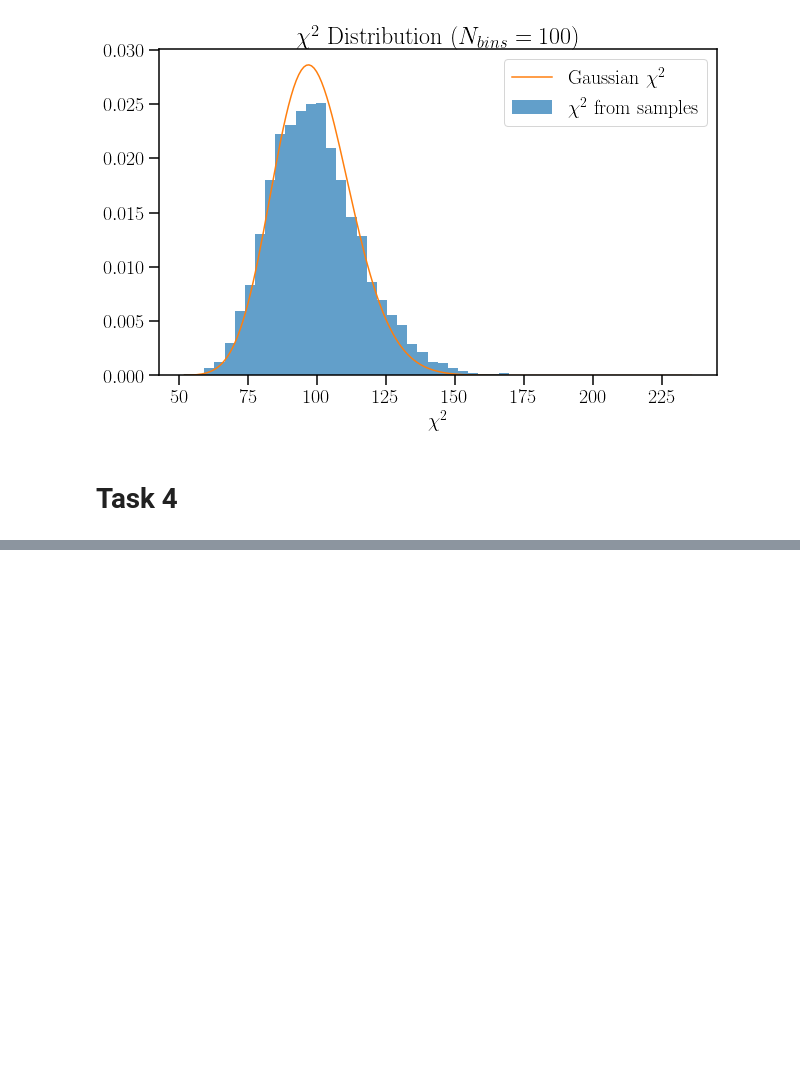
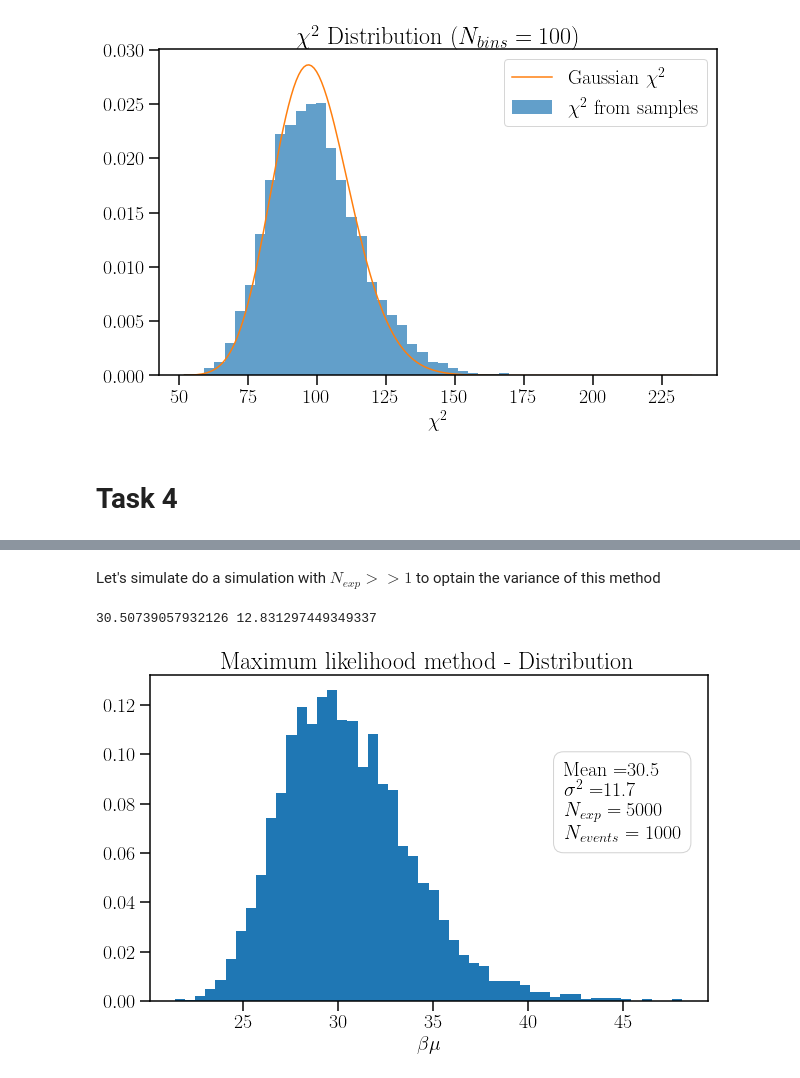
Before and after one commit to Nayaqs/stats, a Jupyter notebook: FinalProject-Andres.ipynb, the cells around one changed output, grey strips where cells are left out. Cells and saved outputs as stored; diff of their text form; code cells hidden in the pictures; blank space fills up the shorter version.

```diff
--- a/FinalProject-Andres.ipynb
+++ b/FinalProject-Andres.ipynb
@@ -463,6 +435,0 @@ Let's simulate do a simulation with $N_{exp}>>1$ to optain the variance of this
-# %%
-Nexp4a = int(5e4)
-par_n = np.zeros(Nexp4a)
-for n in range(Nexp4a):
-    data = MCgenFix(pdf,0,pdfxmax,pdfymax,N4)
-    par_n[n] = minimize_scalar(lambda x: logLH(x,data),[25,35]).x
@@ -494,0 +461,26 @@ plt.show()
+# %% [markdown]
+Let's simulate do a simulation with $N_{exp}>>1$ to optain the variance of this method
+# %%
+Nexp4a = int(5e3)
+par_na = np.zeros(Nexp4a)
+for n in range(Nexp4a):
+    data = MCgenFix(pdf,0,pdfxmax,pdfymax,N4)
+    par_na[n] = minimize_scalar(lambda x: logLH(x,data),[25,35]).x
+# %%
+plt.hist(par_na,50,density=True)
+print(par_na.mean(),par_n.var())
+
+plt.figtext(0.7,0.50,
+            'Mean $= $%0.1f'%par_na.mean()+
+            '\n$\sigma^2 = $%0.1f'%par_na.var()+
+            '\n$N_{exp} = %i$'%Nexp4a+
+            '\n$N_{events} = %i$'%N4
+            ,bbox=dict(facecolor='white', edgecolor='lightgrey', boxstyle='round', pad=0.5))
+
+
+plt.title("Maximum likelihood method - Distribution")
+plt.xlabel(r'$\beta\mu$')
+plt.show()
+# %% [output]
+30.50739057932126 12.831297449349337
+[figure, added]
```
Also changed, not shown: parts of 33 cells of this notebook.
